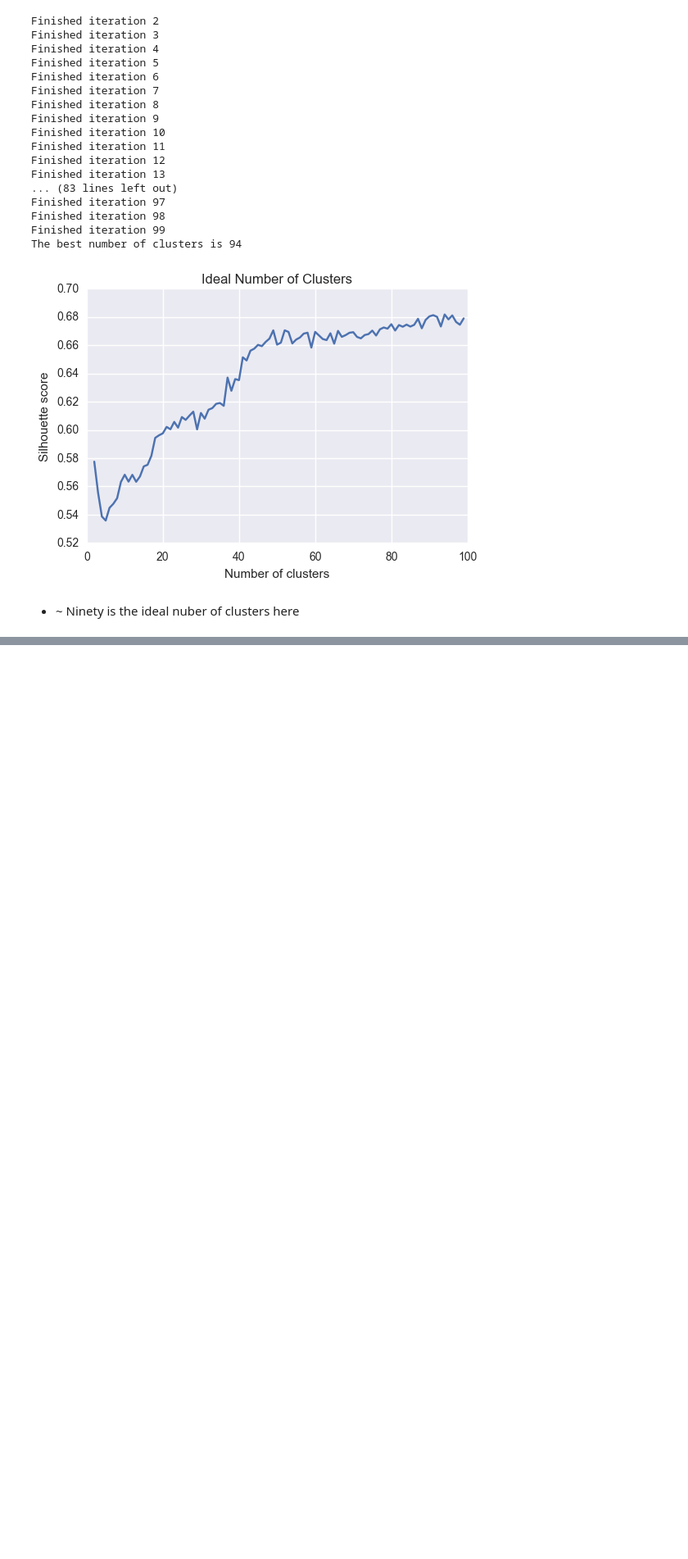
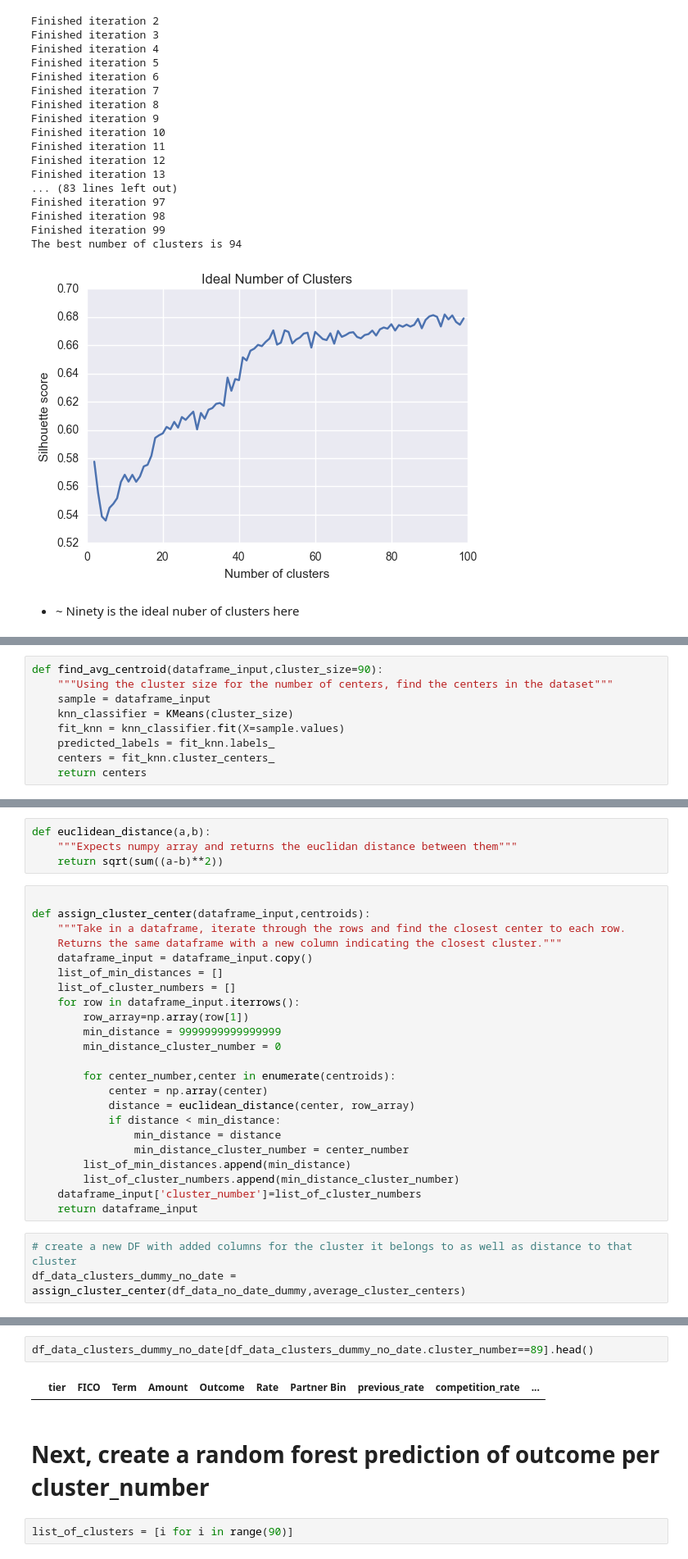
Before and after one commit to jonhilgart22/Galvanize-Data-Leadership, a Jupyter notebook: week6-Finance/Finance-Presentation-Team-8-JH.ipynb, the cells around one changed output, grey strips where cells are left out. Shown at 82% size. Cells and saved outputs as stored; diff of their text form; blank space fills up the shorter version.

Commit message:
clustering finished

```diff
--- a/week6-Finance/Finance-Presentation-Team-8-JH.ipynb
+++ b/week6-Finance/Finance-Presentation-Team-8-JH.ipynb
@@ -193,0 +154,9 @@ defaultdict(list,
+# %%
+def find_avg_centroid(dataframe_input,cluster_size=90):
+    """Using the cluster size for the number of centers, find the centers in the dataset"""
+    sample = dataframe_input
+    knn_classifier = KMeans(cluster_size)
+    fit_knn = knn_classifier.fit(X=sample.values)
+    predicted_labels = fit_knn.labels_
+    centers = fit_knn.cluster_centers_
+    return centers
@@ -193,0 +169,30 @@ defaultdict(list,
+# %%
+def euclidean_distance(a,b):
+    """Expects numpy array and returns the euclidan distance between them"""
+    return sqrt(sum((a-b)**2))
+# %%
+
+def assign_cluster_center(dataframe_input,centroids):
+    """Take in a dataframe, iterate through the rows and find the closest center to each row.
+    Returns the same dataframe with a new column indicating the closest cluster."""
+    dataframe_input = dataframe_input.copy()
+    list_of_min_distances = []
+    list_of_cluster_numbers = []
+    for row in dataframe_input.iterrows():
+        row_array=np.array(row[1])
+        min_distance = 9999999999999999
+        min_distance_cluster_number = 0
+
+        for center_number,center in enumerate(centroids):
+            center = np.array(center)
+            distance = euclidean_distance(center, row_array)
+            if distance < min_distance:
+                min_distance = distance
+                min_distance_cluster_number = center_number
+        list_of_min_distances.append(min_distance)
+        list_of_cluster_numbers.append(min_distance_cluster_number)
+    dataframe_input['cluster_number']=list_of_cluster_numbers
+    return dataframe_input
+# %%
+# create a new DF with added columns for the cluster it belongs to as well as distance to that cluster
+df_data_clusters_dummy_no_date = assign_cluster_center(df_data_no_date_dummy,average_cluster_centers)
@@ -193,0 +220,8 @@ defaultdict(list,
+# %%
+df_data_clusters_dummy_no_date[df_data_clusters_dummy_no_date.cluster_number==89].head()
+# %% [output]
+|  | tier | FICO | Term | Amount | Outcome | Rate | Partner Bin | previous_rate | competition_rate | ... |
+# %% [markdown]
+# Next, create a random forest prediction of outcome per cluster_number
+# %%
+list_of_clusters = [i for i in range(90)]
```
Also changed, not shown: parts of 13 cells of this notebook.
